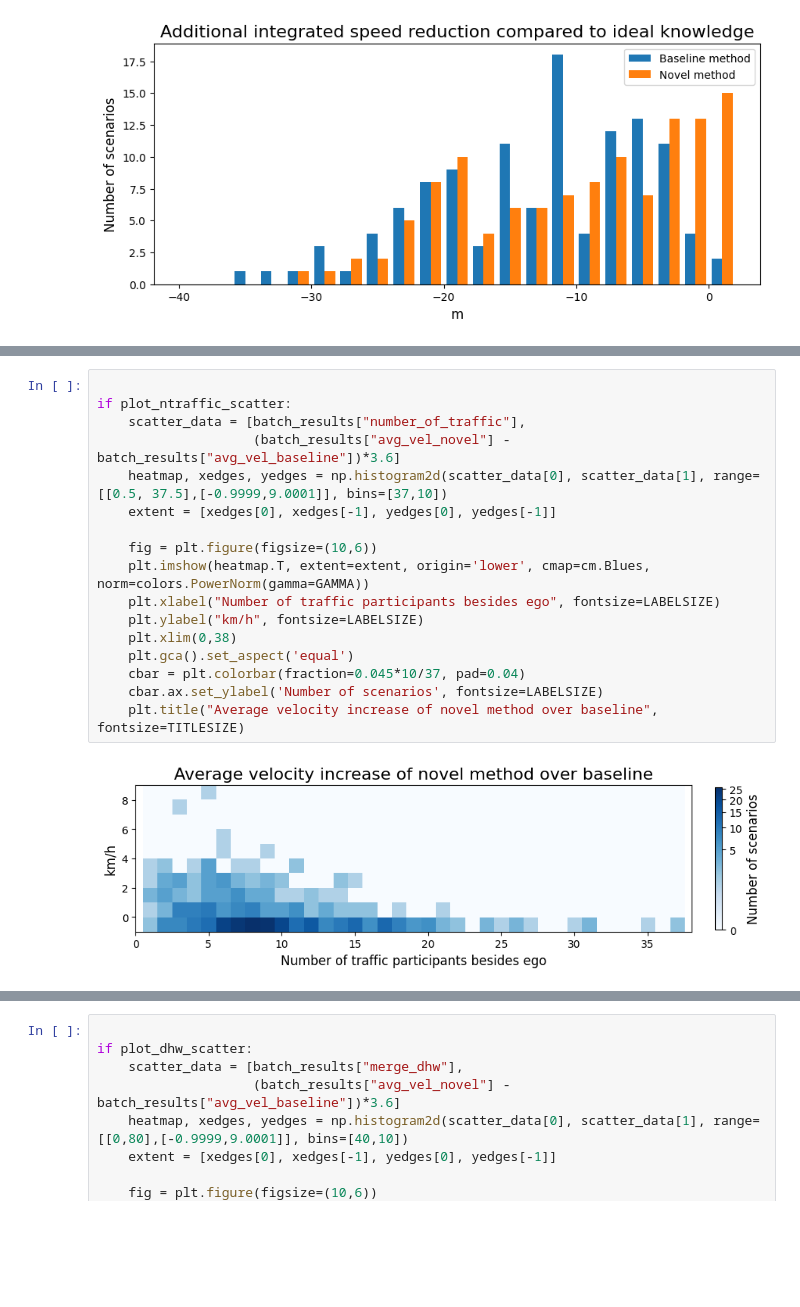
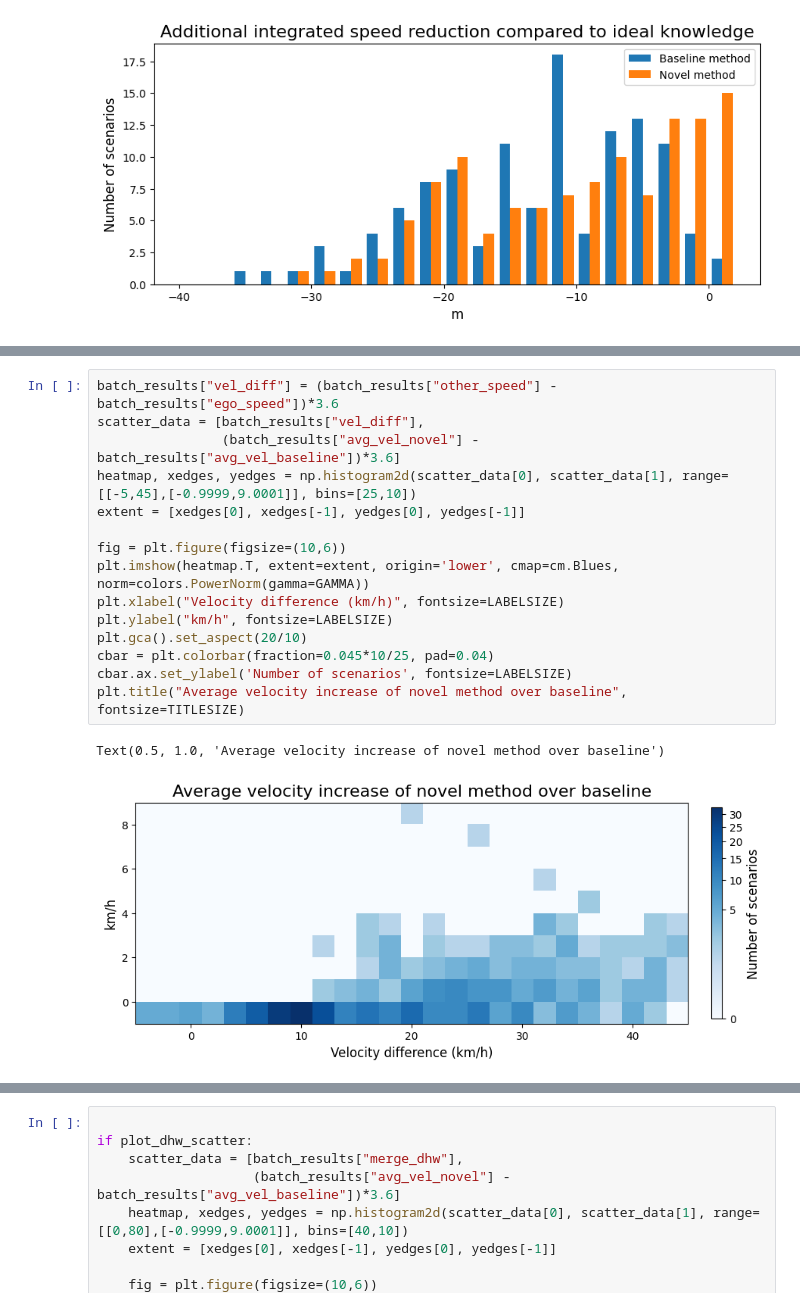
Before and after one commit to haastregt/occlusion_tracking, a Jupyter notebook: highd_scenarios.ipynb, the cells around one changed output, grey strips where cells are left out. Cells and saved outputs as stored; diff of their text form; blank space fills up the shorter version.

```diff
--- a/highd_scenarios.ipynb
+++ b/highd_scenarios.ipynb
@@ -131,19 +203,18 @@ if plot_integrated_speed_reduction:
 # %%
+batch_results["vel_diff"] = (batch_results["other_speed"] - batch_results["ego_speed"])*3.6
+scatter_data = [batch_results["vel_diff"],
+                (batch_results["avg_vel_novel"] - batch_results["avg_vel_baseline"])*3.6]
+heatmap, xedges, yedges = np.histogram2d(scatter_data[0], scatter_data[1], range=[[-5,45],[-0.9999,9.0001]], bins=[25,10])
+extent = [xedges[0], xedges[-1], yedges[0], yedges[-1]]
 
-if plot_ntraffic_scatter:
-    scatter_data = [batch_results["number_of_traffic"],
-                    (batch_results["avg_vel_novel"] - batch_results["avg_vel_baseline"])*3.6]
-    heatmap, xedges, yedges = np.histogram2d(scatter_data[0], scatter_data[1], range=[[0.5, 37.5],[-0.9999,9.0001]], bins=[37,10])
-    extent = [xedges[0], xedges[-1], yedges[0], yedges[-1]]
-
-    fig = plt.figure(figsize=(10,6))
-    plt.imshow(heatmap.T, extent=extent, origin='lower', cmap=cm.Blues, norm=colors.PowerNorm(gamma=GAMMA))
-    plt.xlabel("Number of traffic participants besides ego", fontsize=LABELSIZE)
-    plt.ylabel("km/h", fontsize=LABELSIZE)
-    plt.xlim(0,38)
-    plt.gca().set_aspect('equal')
-    cbar = plt.colorbar(fraction=0.045*10/37, pad=0.04)
-    cbar.ax.set_ylabel('Number of scenarios', fontsize=LABELSIZE)
-    plt.title("Average velocity increase of novel method over baseline", fontsize=TITLESIZE)
+fig = plt.figure(figsize=(10,6))
+plt.imshow(heatmap.T, extent=extent, origin='lower', cmap=cm.Blues, norm=colors.PowerNorm(gamma=GAMMA))
+plt.xlabel("Velocity difference (km/h)", fontsize=LABELSIZE)
+plt.ylabel("km/h", fontsize=LABELSIZE)
+plt.gca().set_aspect(20/10)
+cbar = plt.colorbar(fraction=0.045*10/25, pad=0.04)
+cbar.ax.set_ylabel('Number of scenarios', fontsize=LABELSIZE)
+plt.title("Average velocity increase of novel method over baseline", fontsize=TITLESIZE)
 # %% [output]
+Text(0.5, 1.0, 'Average velocity increase of novel method over baseline')
-[figure, old version]
+[figure, new version]
```
Also changed, not shown: parts of 9 cells of this notebook, 3 other files.
